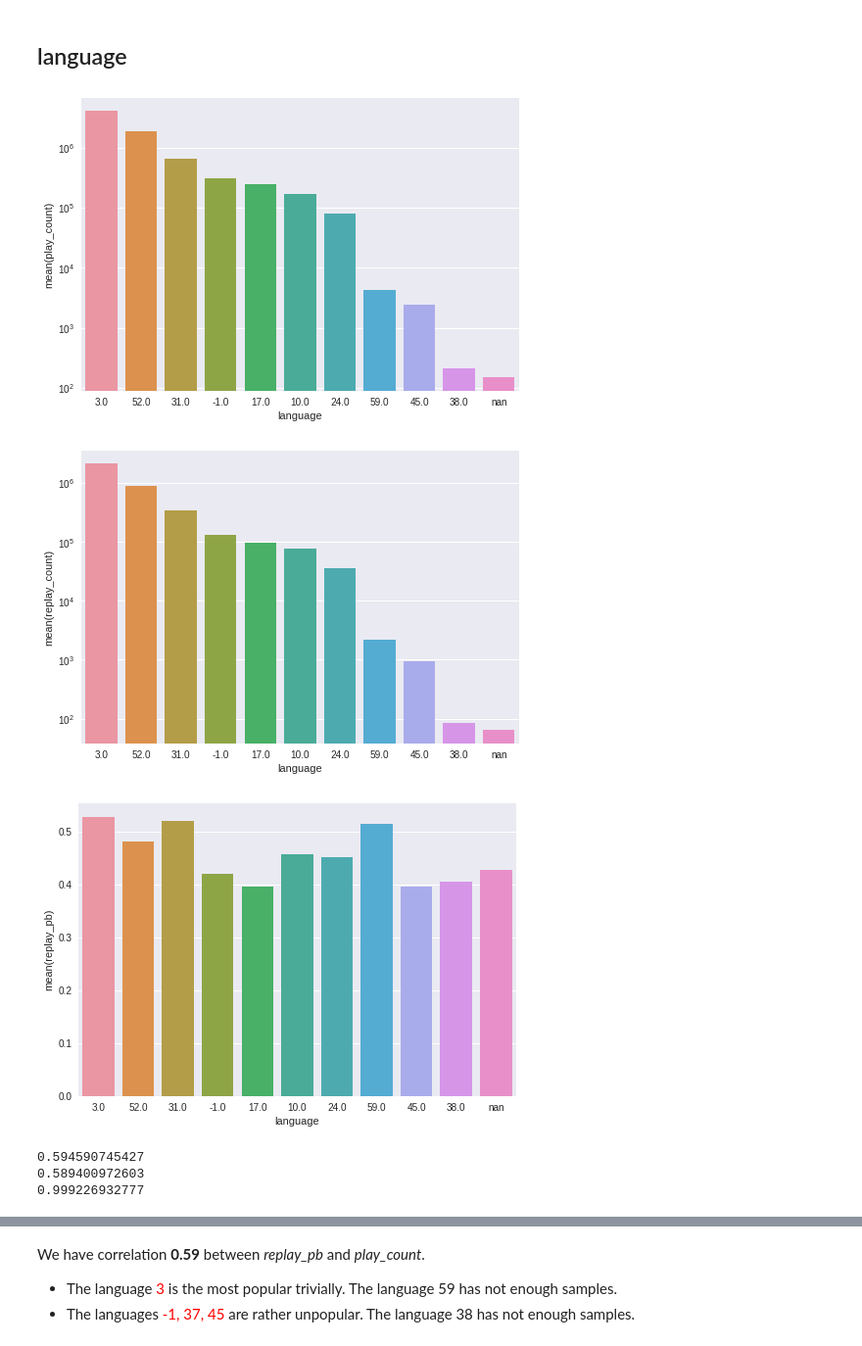
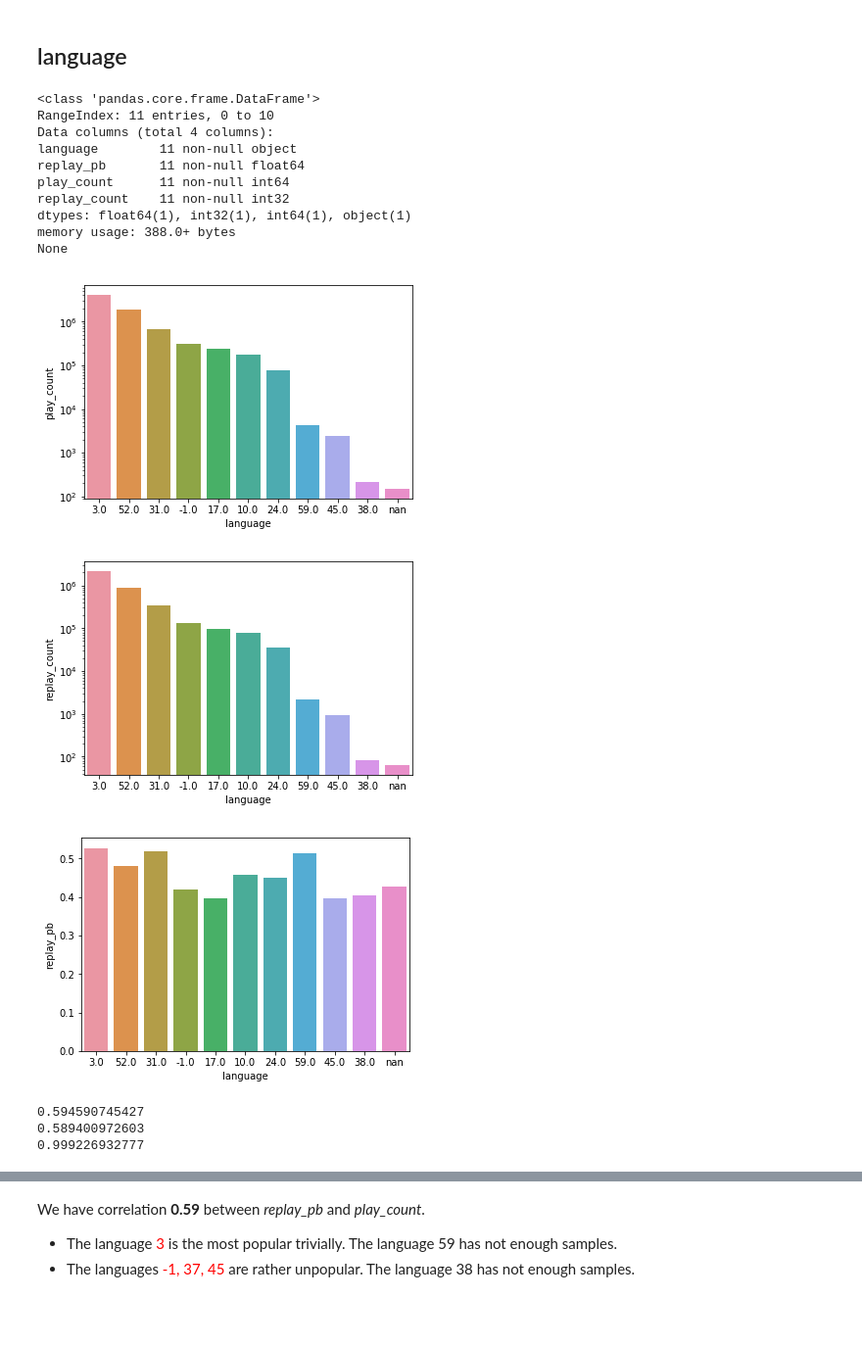
Before and after one commit to dsmilab/WSDM2018-KKBox-MRC, a Jupyter notebook: exploration_song.ipynb, the cells around one changed output, grey strips where cells are left out. Shown at 98% size. Drawn from its saved outputs; the diff is of its cells as text; code cells hidden in the pictures; blank space fills up the shorter version.

```diff
--- a/exploration_song.ipynb
+++ b/exploration_song.ipynb
@@ -1,9 +1,8 @@
 # %%
 import seaborn as sns
+import matplotlib.pyplot as plt
 import pandas as pd
 import numpy as np
-
-pd.set_option('display.unicode.east_asian_width', True)
 # %% [markdown]
 <h1>Table of Contents<span class="tocSkip"></span></h1>
 <div class="toc" style="margin-top: 1em;"><ul class="toc-item"><li><span><a href="#Songs" data-toc-modified-id="Songs-1"><span class="toc-item-num">1&nbsp;&nbsp;</span>Songs</a></span><ul class="toc-item"><li><span><a href="#song_length" data-toc-modified-id="song_length-1.1"><span class="toc-item-num">1.1&nbsp;&nbsp;</span>song_length</a></span><ul class="toc-item"><li><span><a href="#more-on-song_length" data-toc-modified-id="more-on-song_length-1.1.1"><span class="toc-item-num">1.1.1&nbsp;&nbsp;</span>more on song_length</a></span></li></ul></li><li><span><a href="#genre_ids" data-toc-modified-id="genre_ids-1.2"><span class="toc-item-num">1.2&nbsp;&nbsp;</span>genre_ids</a></span></li><li><span><a href="#artist_name" data-toc-modified-id="artist_name-1.3"><span class="toc-item-num">1.3&nbsp;&nbsp;</span>artist_name</a></span></li><li><span><a href="#composer" data-toc-modified-id="composer-1.4"><span class="toc-item-num">1.4&nbsp;&nbsp;</span>composer</a></span></li><li><span><a href="#lyricist" data-toc-modified-id="lyricist-1.5"><span class="toc-item-num">1.5&nbsp;&nbsp;</span>lyricist</a></span></li><li><span><a href="#language" data-toc-modified-id="language-1.6"><span class="toc-item-num">1.6&nbsp;&nbsp;</span>language</a></span></li></ul></li></ul></div>
@@ -344,31 +343,41 @@ There are so so so many missing value.
 # %%
 language_df = train_df[['language', 'target']].groupby('language').agg(['mean', 'count']).reset_index()
 language_df.columns = ['language', 'replay_pb', 'play_count']
 language_df['replay_count'] = (language_df['replay_pb'] * language_df['play_count']).astype(np.int32)
 
-
+print(language_df.info())
 g = sns.barplot(x='language', y='play_count', data=language_df.sort_values(by=['play_count'], ascending=False))
-g.set_yscale('log')
-sns.plt.show()
+g.set_yscale('log', nonposy='clip')
+plt.show()
 
 g = sns.barplot(x='language', y='replay_count', data=language_df.sort_values(by=['replay_count'], ascending=False))
-g.set_yscale('log')
-sns.plt.show()
+g.set_yscale('log', nonposy='clip')
+plt.show()
 
 sns.barplot(x='language', y='replay_pb', data=language_df.sort_values(by=['replay_count'], ascending=False))
-sns.plt.show()
+plt.show()
 
 print(language_df['replay_count'].corr(language_df['replay_pb']))
 print(language_df['play_count'].corr(language_df['replay_pb']))
 print(language_df['play_count'].corr(language_df['replay_count']))
 
 g = sns.jointplot(x="play_count", y="replay_pb", data=language_df, kind="reg")
-sns.plt.show()
+plt.show()
 language_df.sort_values(by=['play_count'], ascending=False)
 # %% [output]
+<class 'pandas.core.frame.DataFrame'>
+RangeIndex: 11 entries, 0 to 10
+Data columns (total 4 columns):
+language        11 non-null object
+replay_pb       11 non-null float64
+play_count      11 non-null int64
+replay_count    11 non-null int32
+dtypes: float64(1), int32(1), int64(1), object(1)
+memory usage: 388.0+ bytes
+None
-[figure, old version]
+[figure, new version]
-[figure, old version]
+[figure, new version]
-[figure, old version]
+[figure, new version]
-0.594590745427
-0.589400972603
-0.999226932777
+0.594590745427
+0.589400972603
+0.999226932777
```
Also changed, not shown: parts of 10 cells of this notebook, 3 other files.
